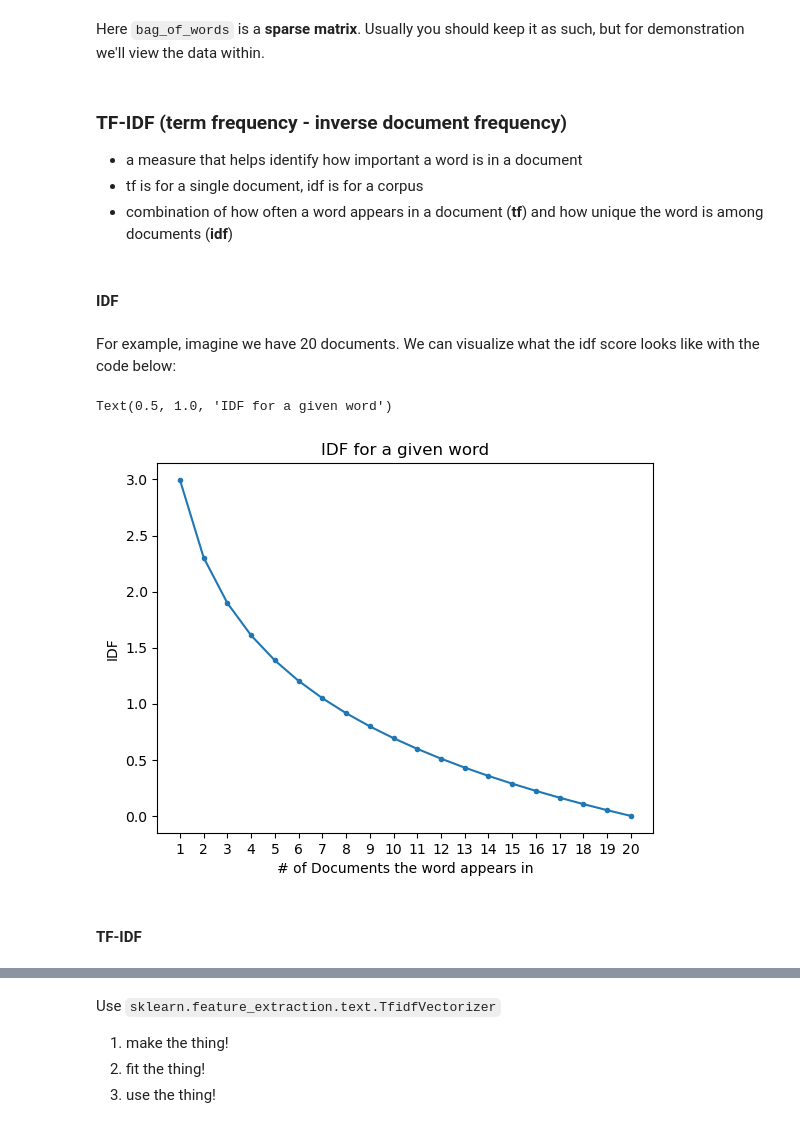
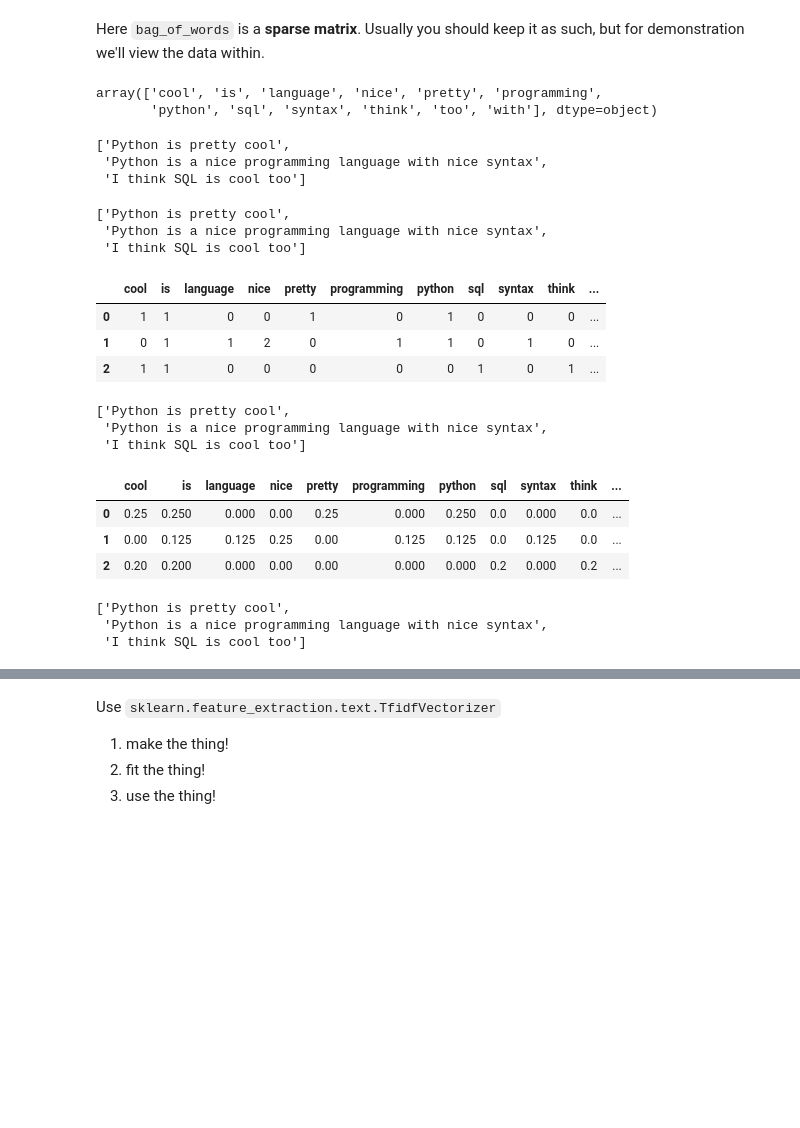
Before and after one commit to CodeupClassroom/pagel-nlp, a Jupyter notebook: modeling_lesson.ipynb, the cells around one changed output, grey strips where cells are left out. Drawn from its saved outputs; the diff is of its cells as text; code cells hidden in the pictures; blank space fills up the shorter version.

```diff
--- a/modeling_lesson.ipynb
+++ b/modeling_lesson.ipynb
@@ -107,6 +112,7 @@ Attributes of note
 # %%
 # make the thing
-
+cv = CountVectorizer()
 
 # fit the thing
 # use the thing
+bag_of_words = cv.fit_transform(corpus)
@@ -115,10 +131,47 @@ Attributes of note
 # %% [markdown]
 Here `bag_of_words` is a **sparse matrix**. Usually you should keep it as such,
 but for demonstration we'll view the data within.
+# %%
+cv.get_feature_names_out()
+# %% [output]
+array(['cool', 'is', 'language', 'nice', 'pretty', 'programming',
+       'python', 'sql', 'syntax', 'think', 'too', 'with'], dtype=object)
+# %%
+corpus
+# %% [output]
+['Python is pretty cool',
+ 'Python is a nice programming language with nice syntax',
+ 'I think SQL is cool too']
 # %%
 # Taking a look at the bag of words transformation for education and diagnostics.
 # In practice this is not necesssary and the resulting data might be to big to be reasonably helpful.
+bow = pd.DataFrame(bag_of_words.todense(),
+             columns=cv.get_feature_names_out())
+# %%
+corpus
+# %% [output]
+['Python is pretty cool',
+ 'Python is a nice programming language with nice syntax',
+ 'I think SQL is cool too']
 # %%
 # Raw Counts
+bow
+# %% [output]
+|  | cool | is | language | nice | pretty | programming | python | sql | syntax | think | ... |
+| 0 | 1 | 1 | 0 | 0 | 1 | 0 | 1 | 0 | 0 | 0 | ... |
+| 1 | 0 | 1 | 1 | 2 | 0 | 1 | 1 | 0 | 1 | 0 | ... |
+| 2 | 1 | 1 | 0 | 0 | 0 | 0 | 0 | 1 | 0 | 1 | ... |
+# %%
+corpus
+# %% [output]
+['Python is pretty cool',
+ 'Python is a nice programming language with nice syntax',
+ 'I think SQL is cool too']
 # %%
 # Frequency
+bow.apply(lambda row: row/ row.sum() , axis=1)
+# %% [output]
+|  | cool | is | language | nice | pretty | programming | python | sql | syntax | think | ... |
+| 0 | 0.25 | 0.250 | 0.000 | 0.00 | 0.25 | 0.000 | 0.250 | 0.0 | 0.000 | 0.0 | ... |
+| 1 | 0.00 | 0.125 | 0.125 | 0.25 | 0.00 | 0.125 | 0.125 | 0.0 | 0.125 | 0.0 | ... |
+| 2 | 0.20 | 0.200 | 0.000 | 0.00 | 0.00 | 0.000 | 0.000 | 0.2 | 0.000 | 0.2 | ... |
@@ -127,28 +178,6 @@ but for demonstration we'll view the data within.
-# %% [markdown]
-### TF-IDF (term frequency - inverse document frequency)
-
-- a measure that helps identify how important a word is in a document
-- tf is for a single document, idf is for a corpus
-- combination of how often a word appears in a document (**tf**) and how unique the word
-  is among documents (**idf**)
-# %% [markdown]
-#### IDF
-# %% [markdown]
-For example, imagine we have 20 documents. We can visualize what the idf score looks like with the code below:
-# %%
-n_documents = 20
-
-x = np.arange(1, n_documents + 1)
-y = np.log(n_documents / x)
-
-plt.plot(x, y, marker='.')
-
-plt.xticks(x)
-plt.xlabel('# of Documents the word appears in')
-plt.ylabel('IDF')
-plt.title('IDF for a given word')
-# %% [output]
-Text(0.5, 1.0, 'IDF for a given word')
-[figure, removed]
-# %% [markdown]
-#### TF-IDF
+# %%
+corpus
+# %% [output]
+['Python is pretty cool',
+ 'Python is a nice programming language with nice syntax',
+ 'I think SQL is cool too']
```
Also changed, not shown: parts of 65 cells of this notebook.
